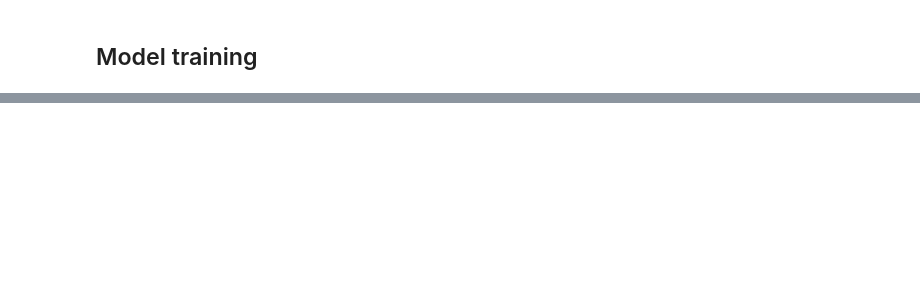
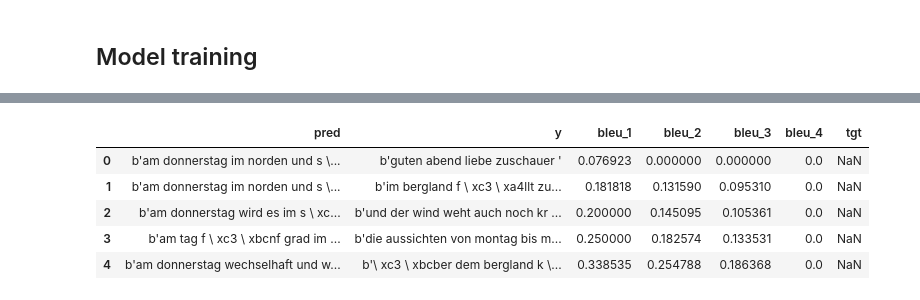
Before and after one commit to pedroodb/sign_attention, a Jupyter notebook: rwth.ipynb, the cells around one changed output, grey strips where cells are left out. Saved outputs shown, nothing was run; the diff lists cells and outputs as text; code cells hidden in the pictures; blank space fills up the shorter version.

```diff
--- a/rwth.ipynb
+++ b/rwth.ipynb
@@ -150,11 +141,12 @@ def pad_truncate_src(datum: Tensor, max_len: int):
 def collate_fn(batch):
 	src = [item['pose']['data'] for item in batch]
 	src = torch.stack([pad_truncate_src(flatten_keypoints(datum), MAX_FRAMES) for datum in src])
-	tgt = [str(item['text']) for item in batch]
+	tgt = [str(item['text'].decode('utf-8')) for item in batch]
 	tgt = tokenizer(tgt, padding='max_length', max_length=MAX_TOKENS, return_tensors='pt').input_ids
 	return src, tgt
 
 train_loader = utils.DataLoader(train_dataset, batch_size=4, collate_fn=collate_fn)
+test_loader = utils.DataLoader(test_dataset, batch_size=4, collate_fn=collate_fn)
 # %%
 for src, tgt in train_loader:
   print(src.shape)
@@ -353,9 +345,9 @@ class KeypointsTransformer(nn.Module):
             tgt_key_padding_mask = tgt_padding_mask)
         return self.generator(outs)
 
-    def encode(self, src: Tensor, src_mask: Tensor):
+    def encode(self, src: Tensor):
         src_emb = self.src_pe(self.keys_emb(src))
-        return self.transformer.encoder(src_emb, src_mask)
+        return self.transformer.encoder(src_emb, None)
 
     def decode(self, tgt: Tensor, memory: Tensor, tgt_mask: Tensor):
         return self.transformer.decoder(self.tgt_pe(self.tgt_tok_emb(tgt)), memory, tgt_mask)
@@ -365,12 +359,12 @@ model = KeypointsTransformer(src_max_len=MAX_FRAMES, tgt_max_len=MAX_TOKENS, in_
 from modelsummary import summary
 
 
-DEVICE = torch.device("cuda" if torch.cuda.is_available() else "cpu")
+DEVICE = torch.device("mps" if torch.backends.mps.is_available() else "cpu")
 
 for src, tgt in train_loader:
     src = src.to(DEVICE)
     tgt = tgt.to(DEVICE)
-    tgt_mask, tgt_padding_mask = create_target_mask(tgt, 0, DEVICE)
+    tgt_mask, tgt_padding_mask = create_target_mask(tgt, PAD_IDX, DEVICE)
     print(src.shape, tgt.shape, tgt_mask.shape, tgt_padding_mask.shape)
     model = model.to(DEVICE)
     summary(model, src, tgt, tgt_mask, tgt_padding_mask)
@@ -454,0 +536,24 @@ NameError: name 'L' is not defined
+# %%
+from torchmetrics.functional.text import bleu_score
+
+
+try:
+	results_df = pd.read_csv("results.csv")
+	last_idx = len(results_df)
+except:
+	results_df = pd.DataFrame(columns=["pred", "tgt", "bleu_1", "bleu_2", "bleu_3", "bleu_4"])
+	last_idx = 0
+
+results = []
+for batch_idx, (src, tgt) in enumerate(test_loader):
+	src = src.to(DEVICE)
+	for i in range(len(src)):
+		if last_idx > batch_idx * 4 + i:
+			continue
+		print(f"Batch {batch_idx}, sample {i}")
+		# adds extra dimension representing the batch
+		src_0 = src[i].unsqueeze(0)
+		l_model = l_model.to(DEVICE)
+		pred = (l_model.greedy_translate(src_0))
+		y = tokenizer.decode([int(x) for x in tgt[i].tolist()], skip_special_tokens=True, clean_up_tokenization_spaces=True)
+		results.append((pred, y) + tuple(bleu_score(pred, [y], n_gram=n).item() for n in range(1, 5)))
@@ -454,0 +579,11 @@ NameError: name 'L' is not defined
+# %%
+results_df = pd.concat([results_df, pd.DataFrame(results, columns=["pred", "tgt", "bleu_1", "bleu_2", "bleu_3", "bleu_4"])])
+results_df.to_csv("results.csv", index=False)
+results_df.head()
+# %% [output]
+|  | pred | y | bleu_1 | bleu_2 | bleu_3 | bleu_4 | tgt |
+| 0 | b'am donnerstag im norden und s \... | b'guten abend liebe zuschauer ' | 0.076923 | 0.000000 | 0.000000 | 0.0 | NaN |
+| 1 | b'am donnerstag im norden und s \... | b'im bergland f \ xc3 \ xa4llt zu... | 0.181818 | 0.131590 | 0.095310 | 0.0 | NaN |
+| 2 | b'am donnerstag wird es im s \ xc... | b'und der wind weht auch noch kr ... | 0.200000 | 0.145095 | 0.105361 | 0.0 | NaN |
+| 3 | b'am tag f \ xc3 \ xbcnf grad im ... | b'die aussichten von montag bis m... | 0.250000 | 0.182574 | 0.133531 | 0.0 | NaN |
+| 4 | b'am donnerstag wechselhaft und w... | b'\ xc3 \ xbcber dem bergland k \... | 0.338535 | 0.254788 | 0.186368 | 0.0 | NaN |
```
Also changed, not shown: parts of 14 cells of this notebook, 2 other files.
